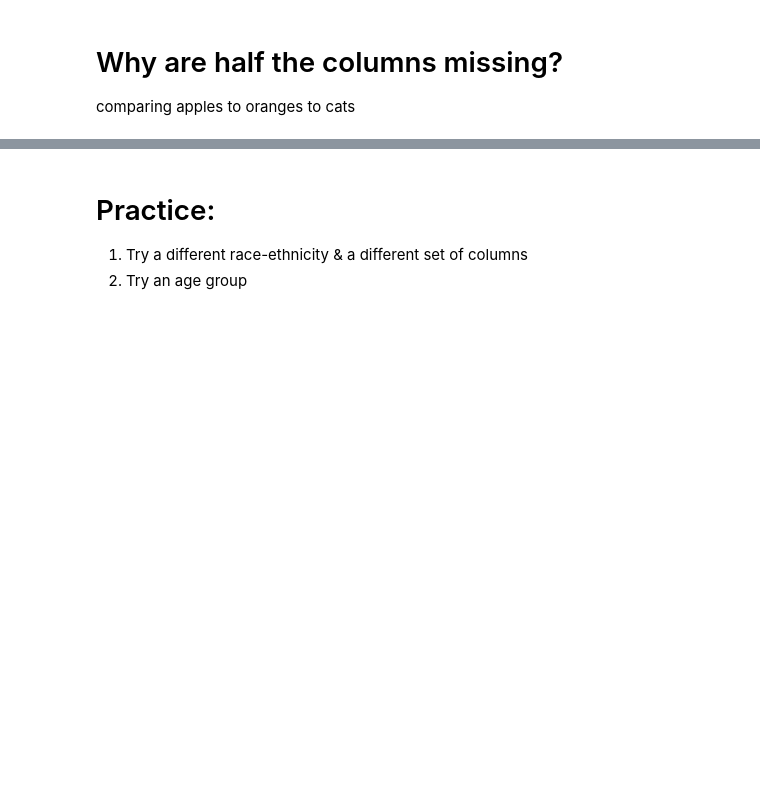
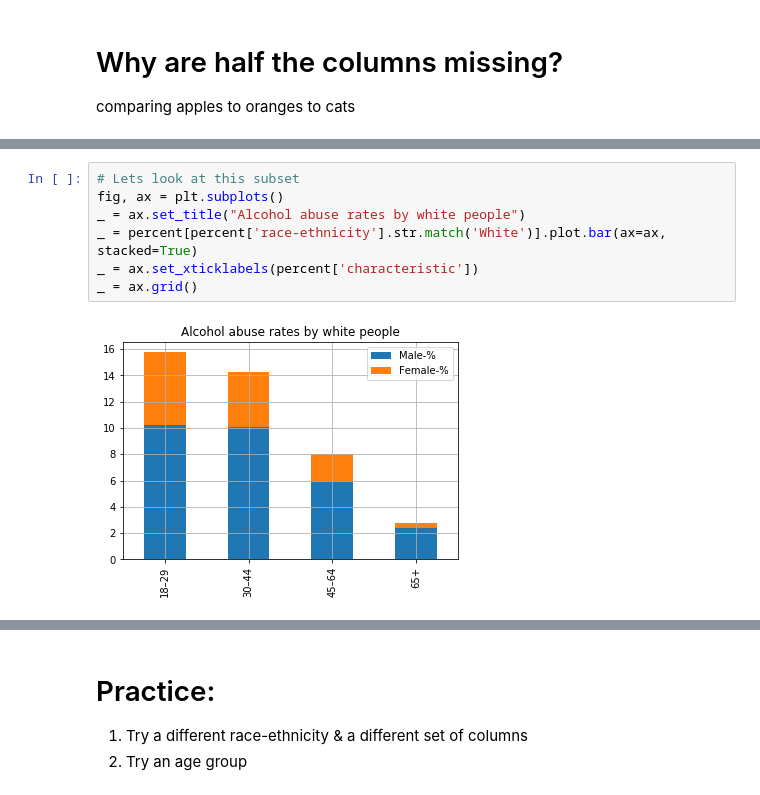
Before and after one commit to ccnypsych/psy31170, a Jupyter notebook: slides/L06_stats.ipynb, the cells around one changed output, grey strips where cells are left out. Cells and saved outputs as stored; diff of their text form; blank space fills up the shorter version.

```diff
--- a/slides/L06_stats.ipynb
+++ b/slides/L06_stats.ipynb
@@ -151,0 +346,9 @@ _ = ax.set_xticklabels(percent['characteristic'])
+# %%
+# Lets look at this subset
+fig, ax = plt.subplots()
+_ = ax.set_title("Alcohol abuse rates by white people")
+_ = percent[percent['race-ethnicity'].str.match('White')].plot.bar(ax=ax, stacked=True)
+_ = ax.set_xticklabels(percent['characteristic'])
+_ = ax.grid()
+# %% [output]
+[figure, added]
```
Also changed, not shown: parts of 25 cells of this notebook, 28 other files.
